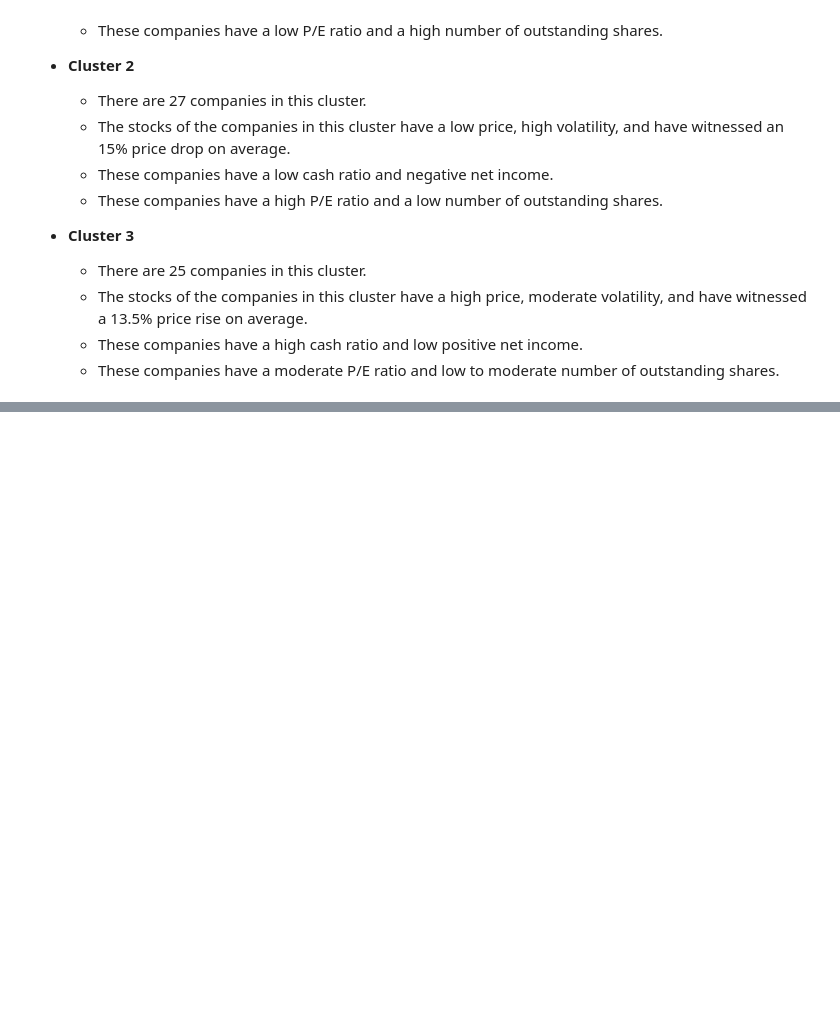
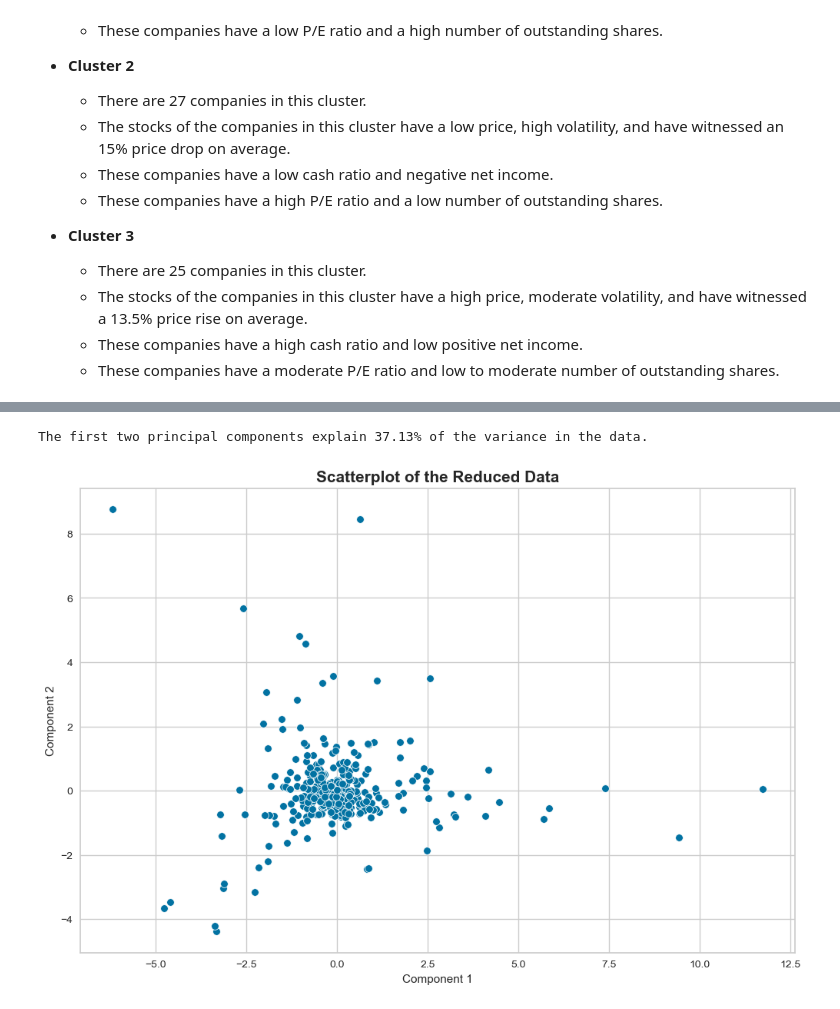
Before and after one commit to ArthurXia1031/Data_Science_Project, a Jupyter notebook: machine_learning/Unsupervised_Learning/Trade_data/stock_trade.ipynb, the cells around one changed output, grey strips where cells are left out. Cells and saved outputs as stored; diff of their text form; code cells hidden in the pictures; blank space fills up the shorter version.

```diff
--- a/machine_learning/Unsupervised_Learning/Trade_data/stock_trade.ipynb
+++ b/machine_learning/Unsupervised_Learning/Trade_data/stock_trade.ipynb
@@ -884,0 +1258,25 @@ plt.tight_layout(pad=2.0)
+# %%
+from sklearn.decomposition import PCA
+
+pca = PCA(n_components=2)
+X_reduced_pca = pca.fit_transform(subset_scaled)
+
+# storing results in a dataframe
+reduced_data_df_pca = pd.DataFrame(data=X_reduced_pca, columns=['Component 1', 'Component 2'])
+
+# checking the amount of variance explained
+print(
+    f'The first two principal components explain {np.round(100 * pca.explained_variance_ratio_.sum(), 2)}% of the variance in the data.')
+# %% [output]
+The first two principal components explain 37.13% of the variance in the data.
+# %%
+# plotting the scatterplot of the reduced data
+plt.figure(figsize=(12, 8), dpi=100)
+
+sns.scatterplot(data=reduced_data_df_pca, x='Component 1', y='Component 2')
+
+plt.title('Scatterplot of the Reduced Data', fontsize=15, weight='bold')
+
+plt.show()
+# %% [output]
+[figure, added]
```
Also changed, not shown: parts of 45 cells of this notebook.
